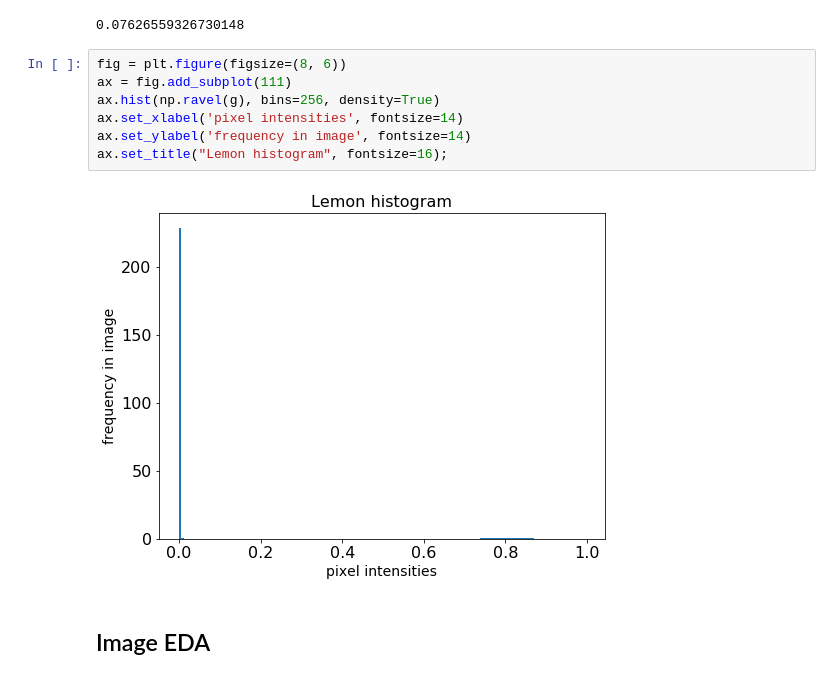
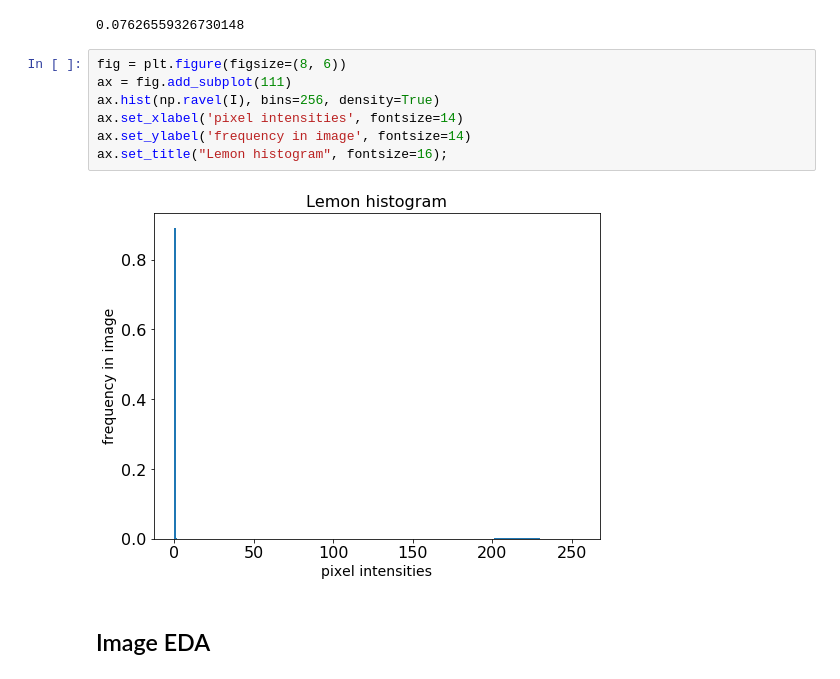
Before and after one commit to csulfrian/lemon-defect-detection, a Jupyter notebook: notebooks/initial-exploration.ipynb, the cells around one changed output. Cells and saved outputs as stored; diff of their text form.

```diff
--- a/notebooks/initial-exploration.ipynb
+++ b/notebooks/initial-exploration.ipynb
@@ -247,12 +247,12 @@ flat.mean()
 # %%
 fig = plt.figure(figsize=(8, 6))
 ax = fig.add_subplot(111)
-ax.hist(np.ravel(g), bins=256, density=True)
+ax.hist(np.ravel(I), bins=256, density=True)
 ax.set_xlabel('pixel intensities', fontsize=14)
 ax.set_ylabel('frequency in image', fontsize=14)
 ax.set_title("Lemon histogram", fontsize=16);
 # %% [output]
-[figure, old version]
+[figure, new version]
 # %% [markdown]
 ## Image EDA
 # %%
```
Also changed, not shown: parts of 10 cells of this notebook, 10 other files.
